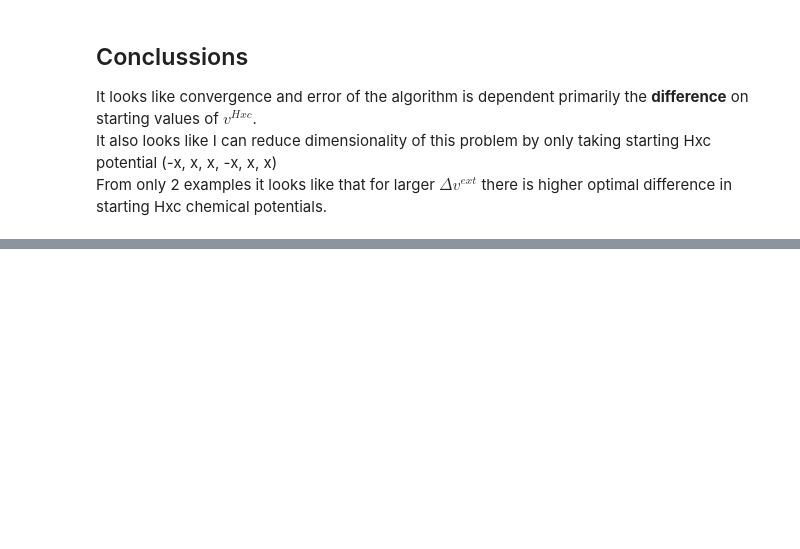
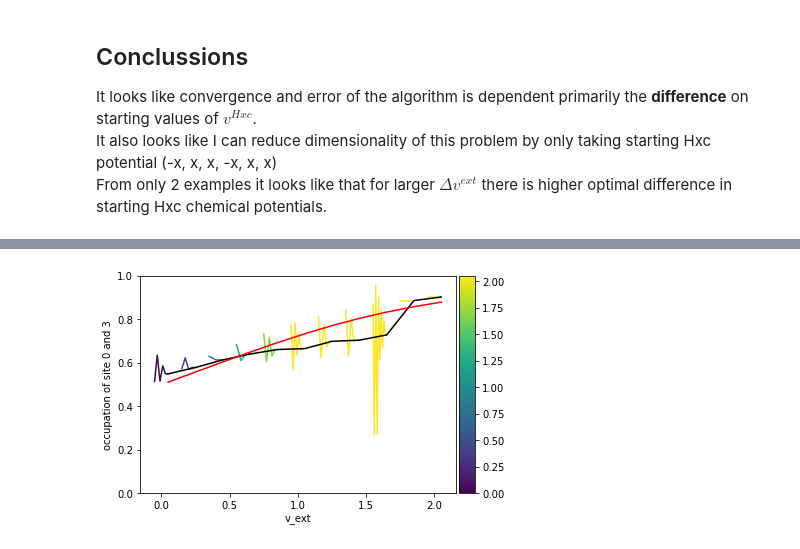
Before and after one commit to mrgulin/Single_shot, a Jupyter notebook: LPFET/6ring2.ipynb, the cells around one changed output, grey strips where cells are left out. Cells and saved outputs as stored; diff of their text form; code cells hidden in the pictures; blank space fills up the shorter version.

```diff
--- a/LPFET/6ring2.ipynb
+++ b/LPFET/6ring2.ipynb
@@ -603,0 +660,30 @@ From only 2 examples it looks like that for larger $\Delta v^{ext}$ there is hig
+# %%
+for i in range(len(y)):
+    y[i] = np.array(y[i], dtype=float)
+    mu_hxc_list[i] = np.array(mu_hxc_list[i], dtype=float)
+y_ref = np.array(y_ref)
+y_simple = np.array(y_simple)
+# %%
+import matplotlib as mpl
+colors = plt.cm.viridis(np.linspace(0, max(x), len(x)))
+norm = mpl.colors.Normalize(vmin=0, vmax=max(x))
+from mpl_toolkits.axes_grid1 import make_axes_locatable
+import matplotlib as mpl
+for x_i, regime in enumerate(y):
+    mu_ext = x[x_i]
+    length = len(regime)
+    x_data = np.linspace(-0.1, 0, length) + mu_ext
+    plt.plot(x_data, regime[:,0], color=colors[x_i])
+
+plt.plot(x, y_simple[:, 0], c='k')
+plt.plot(x, y_ref[:, 0], c='r')
+plt.xlabel("v_ext")
+plt.ylabel("occupation of site 0 and 3")
+plt.ylim(0,1)
+divider = make_axes_locatable(plt.gca())
+ax_cb = divider.new_horizontal(size="5%", pad=0.05)
+cb1 = mpl.colorbar.ColorbarBase(ax_cb, cmap=mpl.cm.viridis, orientation='vertical', norm=norm)
+plt.gcf().add_axes(ax_cb)
+plt.show()
+# %% [output]
+[figure, added]
```
Also changed, not shown: parts of 23 cells of this notebook.
